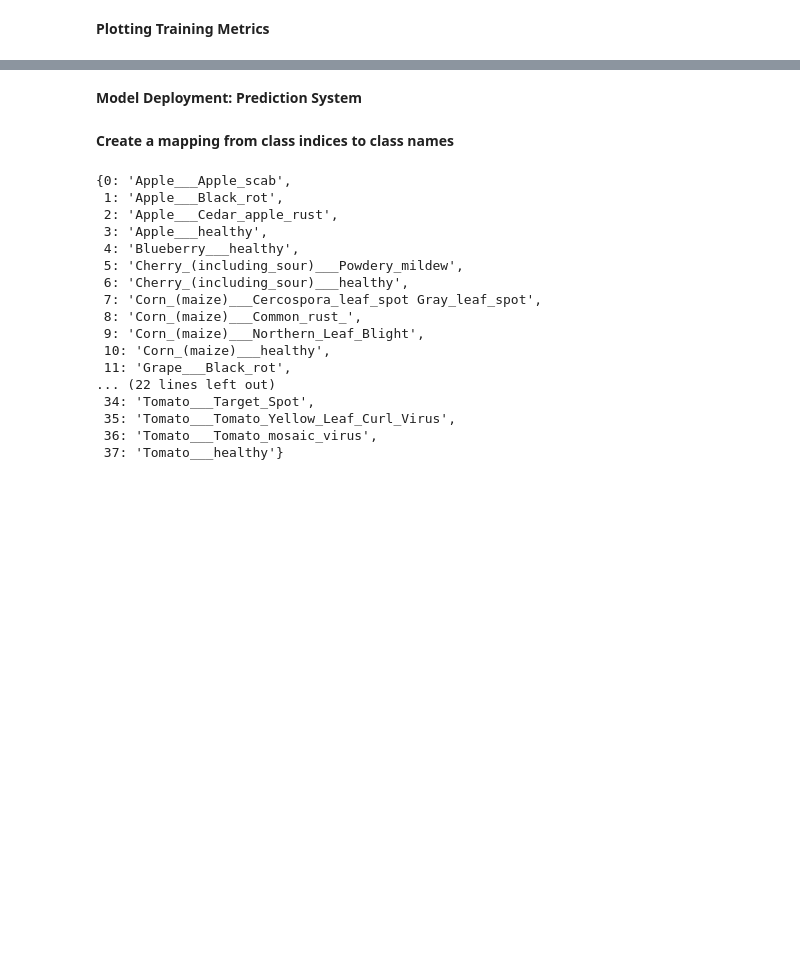
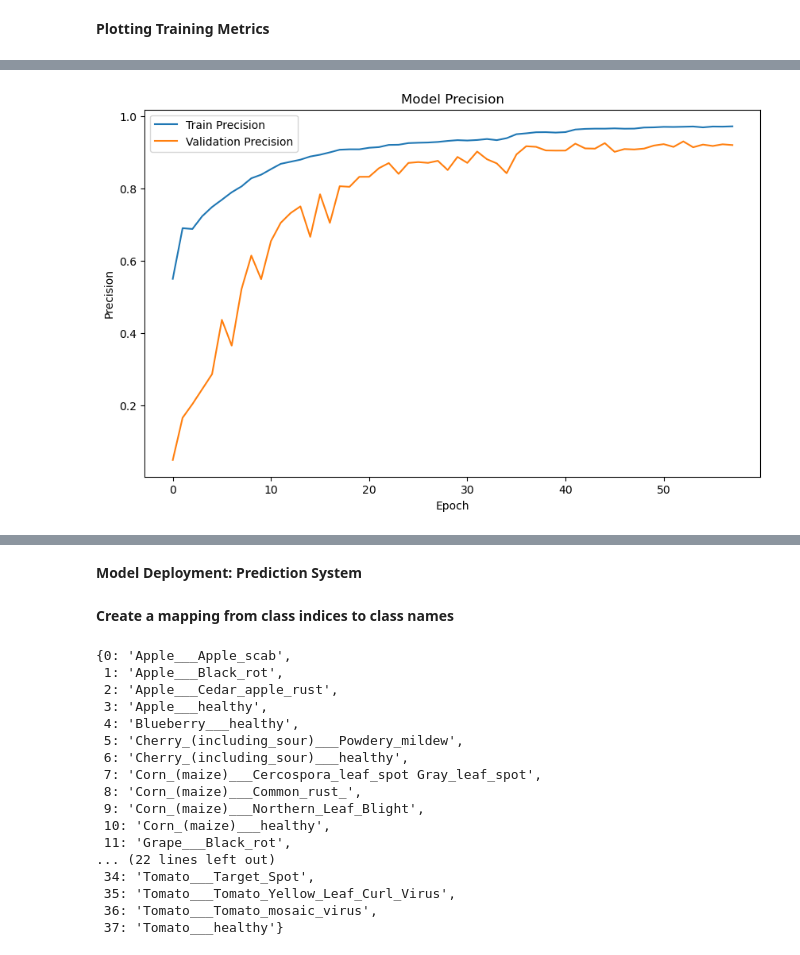
Before and after one commit to Lakshit-Gupta/plant-disease-prediction-model, a Jupyter notebook: model_2/Plant_Disease_Prediction_CNN_Image_Classifier_2.ipynb, the cells around one changed output, grey strips where cells are left out. Cells and saved outputs as stored; diff of their text form; code cells hidden in the pictures; blank space fills up the shorter version.

```diff
--- a/model_2/Plant_Disease_Prediction_CNN_Image_Classifier_2.ipynb
+++ b/model_2/Plant_Disease_Prediction_CNN_Image_Classifier_2.ipynb
@@ -282,0 +305,12 @@ plt.show()
+# %%
+# Plot training & validation precision values
+plt.figure(figsize=(10, 6))
+plt.plot(history.history['precision'], label='Train Precision')
+plt.plot(history.history['val_precision'], label='Validation Precision')
+plt.title('Model Precision')
+plt.xlabel('Epoch')
+plt.ylabel('Precision')
+plt.legend(loc='upper left')
+plt.show()
+# %% [output]
+[figure, added]
```
Also changed, not shown: parts of 18 cells of this notebook.
